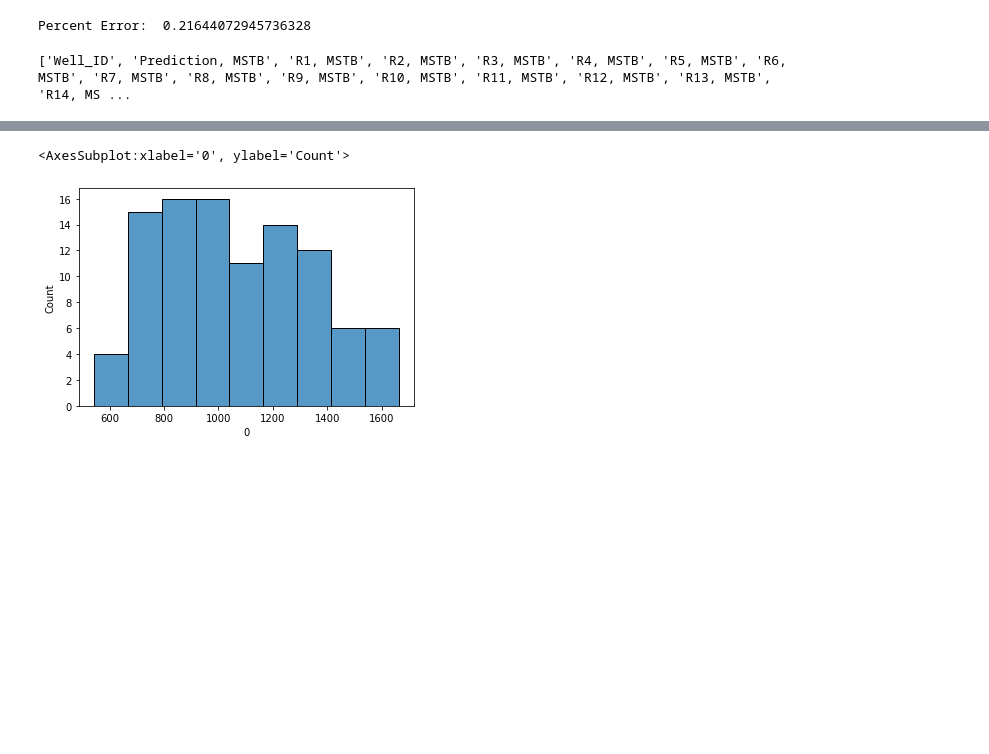
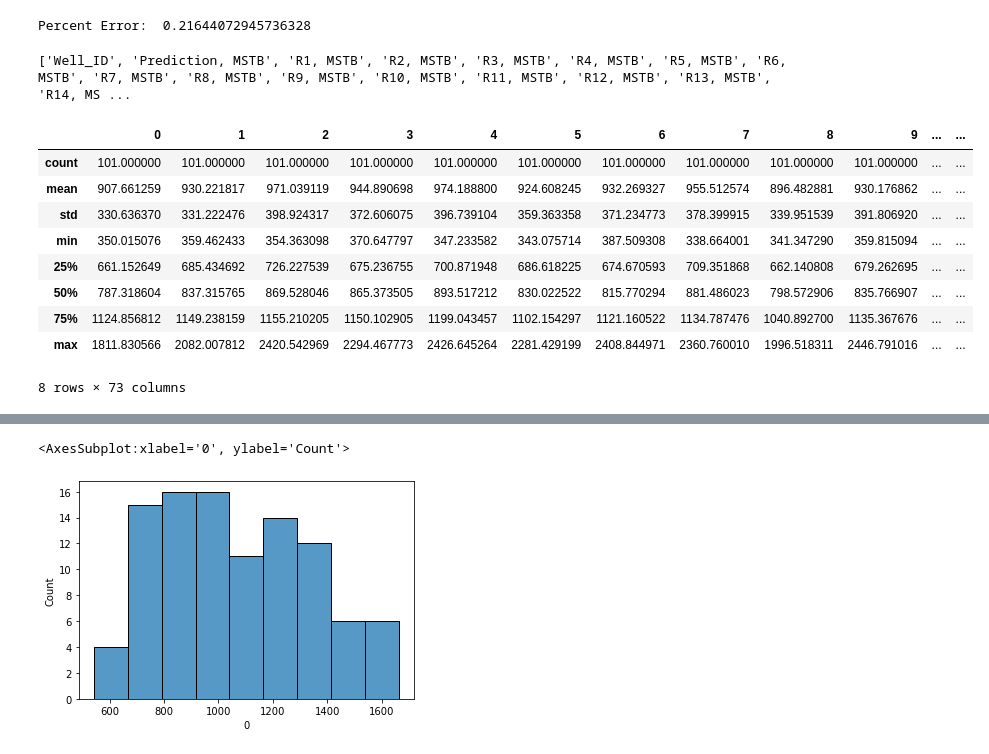
Before and after one commit to fraclad/MOAR-Drilling, a Jupyter notebook: notebooks/Irvin_EDA.ipynb, the cells around one changed output, grey strips where cells are left out. Cells and saved outputs as stored; diff of their text form; code cells hidden in the pictures; blank space fills up the shorter version.

```diff
--- a/notebooks/Irvin_EDA.ipynb
+++ b/notebooks/Irvin_EDA.ipynb
@@ -299,3 +311,22 @@ predictions = predictions[["Well_ID", "Prediction, MSTB"] + names]
 predictions = predictions.set_index("Well_ID")
 # %%
 predictions.to_csv(r"..\final_solutions.csv")
+# %%
+in_preds = np.array([])
+for model in models:
+    in_preds = np.append(in_preds, np.array(model.predict(X)))
+
+in_preds = pd.DataFrame(in_preds.reshape(73,100), columns=names)
+# %%
+in_preds.T.describe()
+# %% [output]
+|  | 0 | 1 | 2 | 3 | 4 | 5 | 6 | 7 | 8 | 9 | ... | ... |
+| count | 101.000000 | 101.000000 | 101.000000 | 101.000000 | 101.000000 | 101.000000 | 101.000000 | 101.000000 | 101.000000 | 101.000000 | ... | ... |
+| mean | 907.661259 | 930.221817 | 971.039119 | 944.890698 | 974.188800 | 924.608245 | 932.269327 | 955.512574 | 896.482881 | 930.176862 | ... | ... |
+| std | 330.636370 | 331.222476 | 398.924317 | 372.606075 | 396.739104 | 359.363358 | 371.234773 | 378.399915 | 339.951539 | 391.806920 | ... | ... |
+| min | 350.015076 | 359.462433 | 354.363098 | 370.647797 | 347.233582 | 343.075714 | 387.509308 | 338.664001 | 341.347290 | 359.815094 | ... | ... |
+| 25% | 661.152649 | 685.434692 | 726.227539 | 675.236755 | 700.871948 | 686.618225 | 674.670593 | 709.351868 | 662.140808 | 679.262695 | ... | ... |
+| 50% | 787.318604 | 837.315765 | 869.528046 | 865.373505 | 893.517212 | 830.022522 | 815.770294 | 881.486023 | 798.572906 | 835.766907 | ... | ... |
+| 75% | 1124.856812 | 1149.238159 | 1155.210205 | 1150.102905 | 1199.043457 | 1102.154297 | 1121.160522 | 1134.787476 | 1040.892700 | 1135.367676 | ... | ... |
+| max | 1811.830566 | 2082.007812 | 2420.542969 | 2294.467773 | 2426.645264 | 2281.429199 | 2408.844971 | 2360.760010 | 1996.518311 | 2446.791016 | ... | ... |
+8 rows × 73 columns
```
Also changed, not shown: parts of 6 cells of this notebook, 1 other file.
